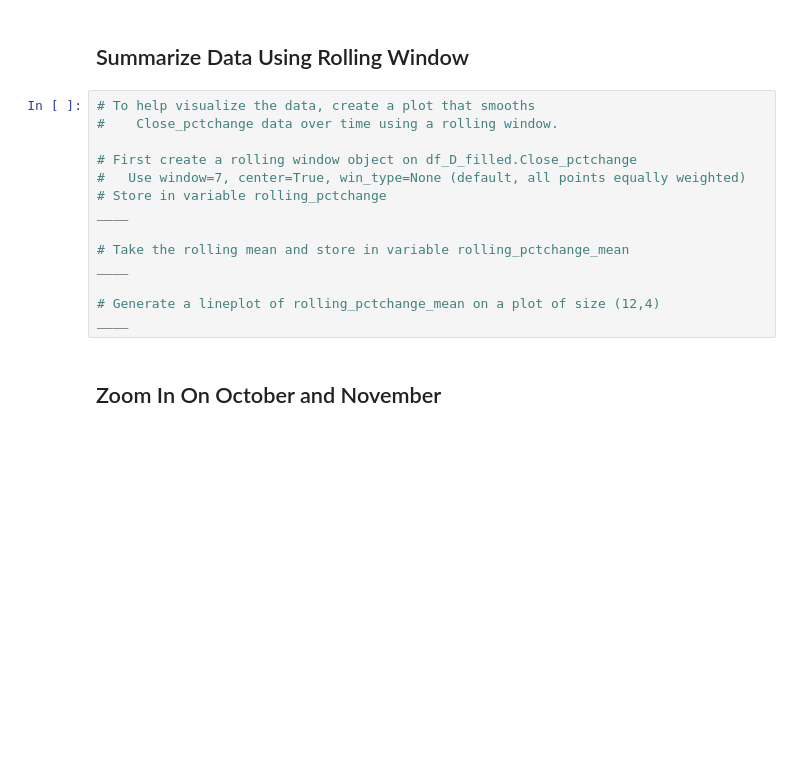
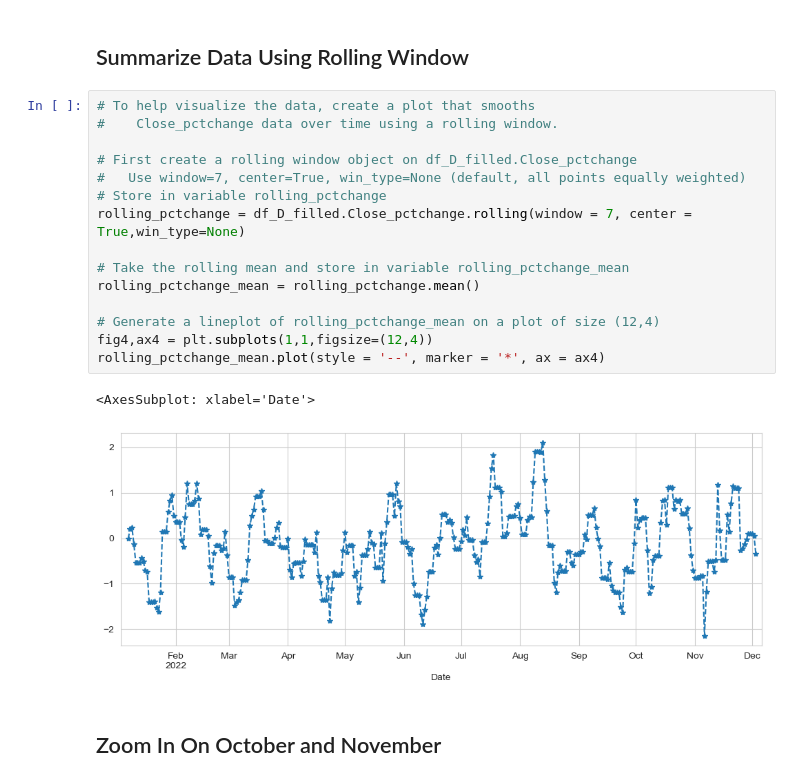
Before and after one commit to iiiirene-529/eods-f22, a Jupyter notebook: weekly_quiz/Week_12_Quiz-UNI.ipynb, the cells around one changed output. Drawn from its saved outputs; the diff is of its cells as text; blank space fills up the shorter version.

```diff
--- a/weekly_quiz/Week_12_Quiz-UNI.ipynb
+++ b/weekly_quiz/Week_12_Quiz-UNI.ipynb
@@ -114,17 +171,21 @@ ____
 # %%
 # To help visualize the data, create a plot that smooths
 #    Close_pctchange data over time using a rolling window.
 
 # First create a rolling window object on df_D_filled.Close_pctchange
 #   Use window=7, center=True, win_type=None (default, all points equally weighted)
 # Store in variable rolling_pctchange
-____
+rolling_pctchange = df_D_filled.Close_pctchange.rolling(window = 7, center = True,win_type=None)
 
 # Take the rolling mean and store in variable rolling_pctchange_mean
-____
+rolling_pctchange_mean = rolling_pctchange.mean()
 
 # Generate a lineplot of rolling_pctchange_mean on a plot of size (12,4)
-____
+fig4,ax4 = plt.subplots(1,1,figsize=(12,4))
+rolling_pctchange_mean.plot(style = '--', marker = '*', ax = ax4)
+# %% [output]
+<AxesSubplot: xlabel='Date'>
+[figure, added]
 # %% [markdown]
 ## Zoom In On October and November
 # %%
```
Also changed, not shown: parts of 11 cells of this notebook.
